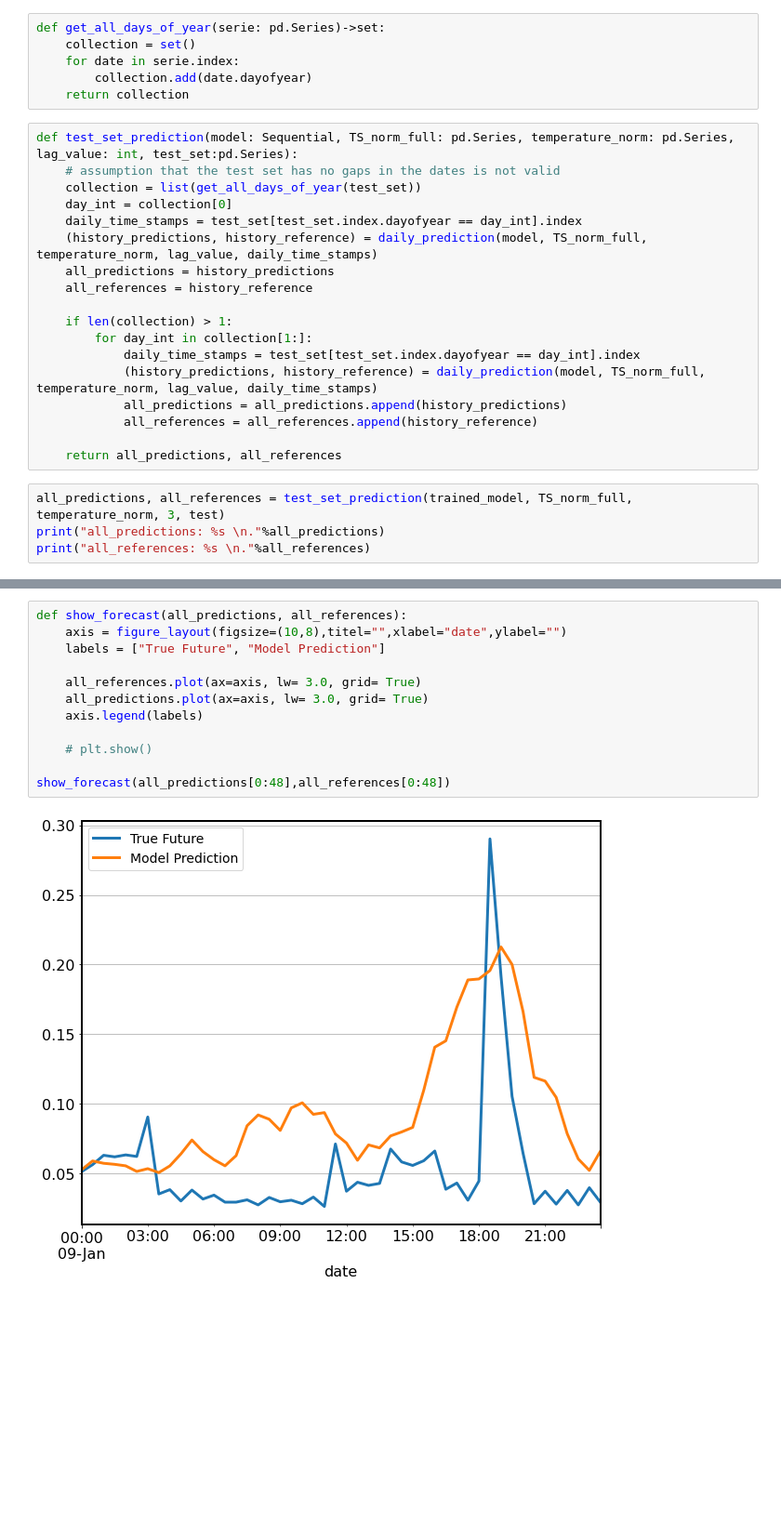
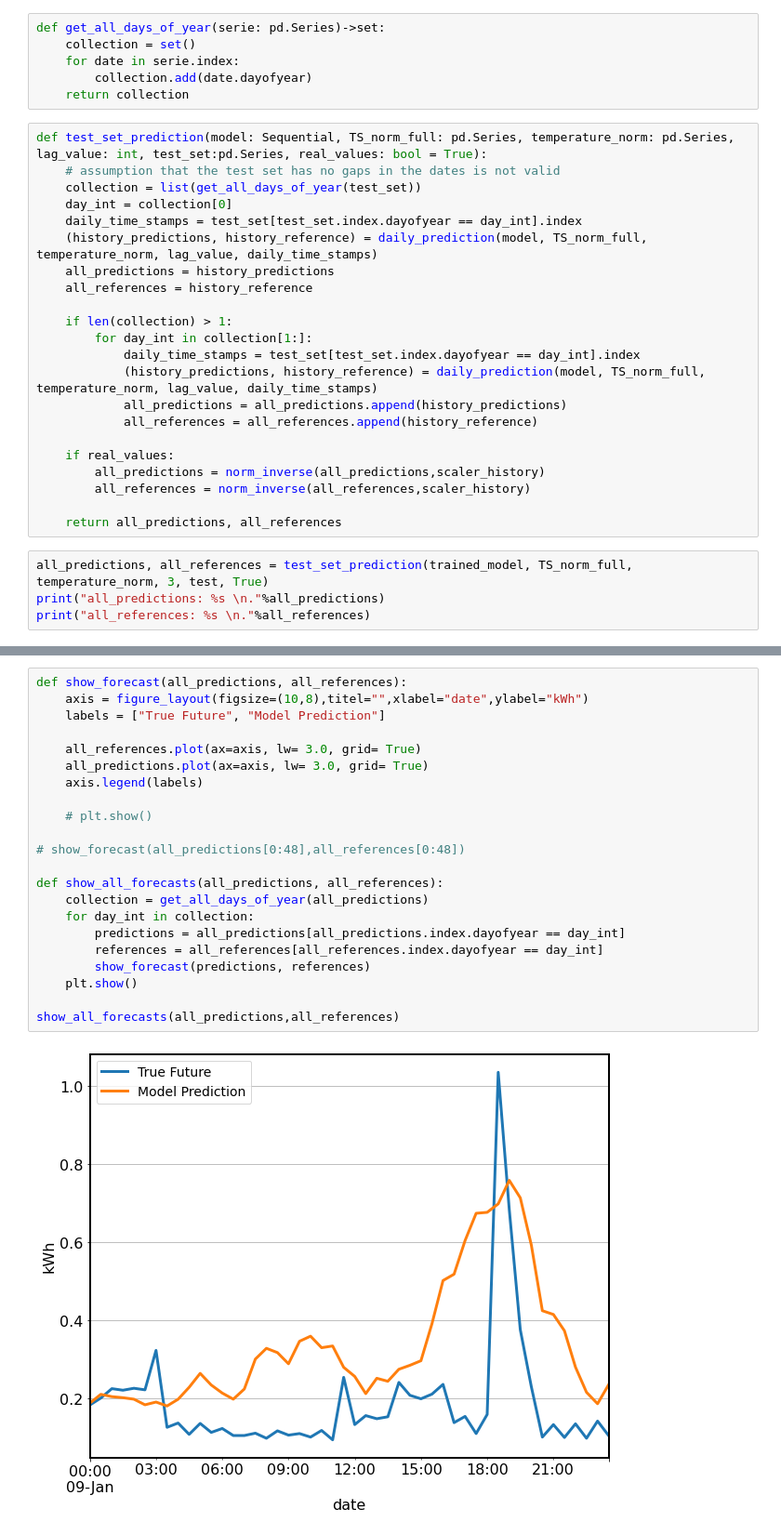
Before and after one commit to StijnStaring/TS_code, a Jupyter notebook: Forecasting/LSTM/vanilla_LSTM.ipynb, the cells around one changed output, grey strips where cells are left out. Shown at 93% size. Saved outputs shown, nothing was run; the diff lists cells and outputs as text; blank space fills up the shorter version.

Commit message:
plots of the forecast

```diff
--- a/Forecasting/LSTM/vanilla_LSTM.ipynb
+++ b/Forecasting/LSTM/vanilla_LSTM.ipynb
@@ -324,7 +316,7 @@ def get_all_days_of_year(serie: pd.Series)->set:
         collection.add(date.dayofyear)
     return collection
 # %%
-def test_set_prediction(model: Sequential, TS_norm_full: pd.Series, temperature_norm: pd.Series, lag_value: int, test_set:pd.Series):
+def test_set_prediction(model: Sequential, TS_norm_full: pd.Series, temperature_norm: pd.Series, lag_value: int, test_set:pd.Series, real_values: bool = True):
     # assumption that the test set has no gaps in the dates is not valid
     collection = list(get_all_days_of_year(test_set))
     day_int = collection[0]
@@ -340,9 +332,13 @@ def test_set_prediction(model: Sequential, TS_norm_full: pd.Series, temperature_
             all_predictions = all_predictions.append(history_predictions)
             all_references = all_references.append(history_reference)
 
+    if real_values:
+        all_predictions = norm_inverse(all_predictions,scaler_history)
+        all_references = norm_inverse(all_references,scaler_history)
+
     return all_predictions, all_references
 # %%
-all_predictions, all_references = test_set_prediction(trained_model, TS_norm_full, temperature_norm, 3, test)
+all_predictions, all_references = test_set_prediction(trained_model, TS_norm_full, temperature_norm, 3, test, True)
 print("all_predictions: %s \n."%all_predictions)
 print("all_references: %s \n."%all_references)
 # %% [output]
@@ -365,15 +361,25 @@ Length: 96, dtype: float64
 .
 # %%
 def show_forecast(all_predictions, all_references):
-    axis = figure_layout(figsize=(10,8),titel="",xlabel="date",ylabel="")
+    axis = figure_layout(figsize=(10,8),titel="",xlabel="date",ylabel="kWh")
     labels = ["True Future", "Model Prediction"]
 
     all_references.plot(ax=axis, lw= 3.0, grid= True)
     all_predictions.plot(ax=axis, lw= 3.0, grid= True)
     axis.legend(labels)
 
     # plt.show()
 
-show_forecast(all_predictions[0:48],all_references[0:48])
+# show_forecast(all_predictions[0:48],all_references[0:48])
+
+def show_all_forecasts(all_predictions, all_references):
+    collection = get_all_days_of_year(all_predictions)
+    for day_int in collection:
+        predictions = all_predictions[all_predictions.index.dayofyear == day_int]
+        references = all_references[all_references.index.dayofyear == day_int]
+        show_forecast(predictions, references)
+    plt.show()
+
+show_all_forecasts(all_predictions,all_references)
 # %% [output]
-[figure, old version]
+[figure, new version]
```
Also changed, not shown: parts of 5 cells of this notebook.
